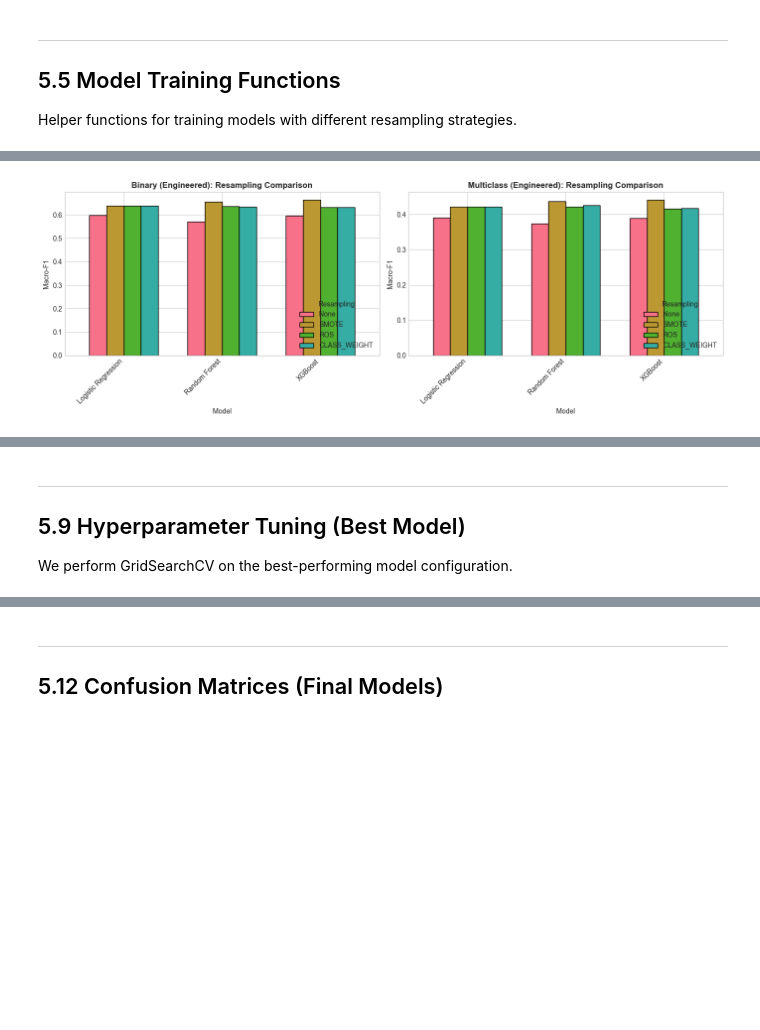
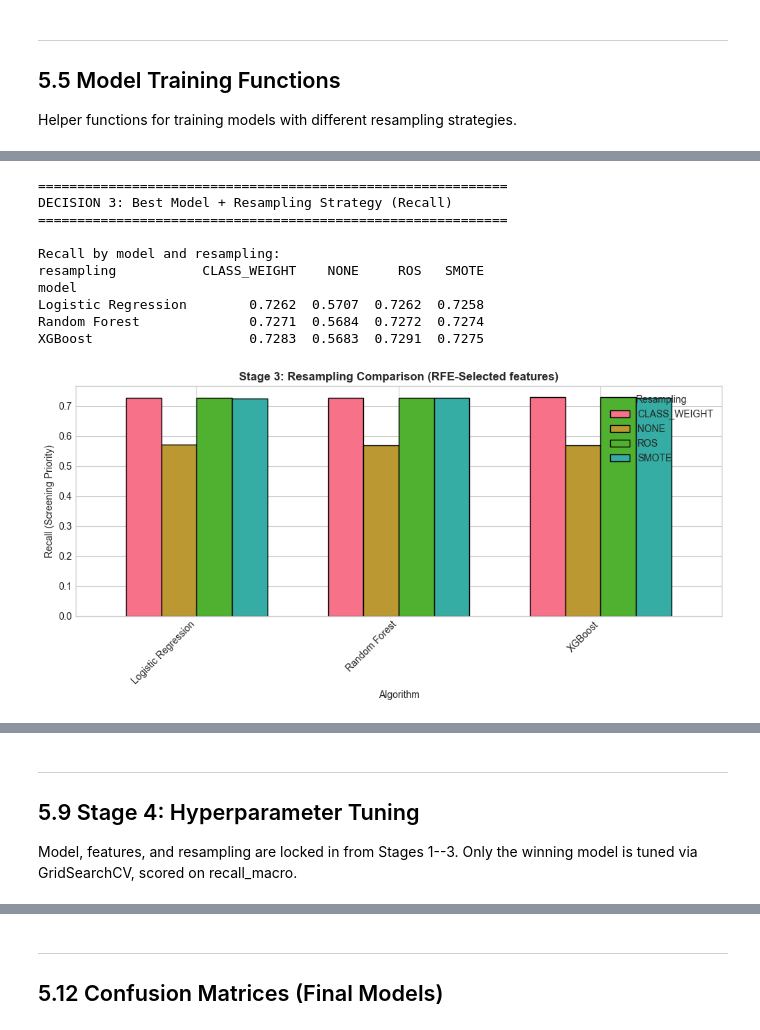
Before and after one commit to APM2025/APM_u5745002_CW_FAIDM, a Jupyter notebook: 4_classification_v2.ipynb, the cells around one changed output, grey strips where cells are left out. Drawn from its saved outputs; the diff is of its cells as text; code cells hidden in the pictures; blank space fills up the shorter version.

```diff
--- a/4_classification_v2.ipynb
+++ b/4_classification_v2.ipynb
@@ -103,9 +104,14 @@ Engineered dataset shape: (253680, 14)
 Engineered features: ['lifestyle_risk_score', 'limited_access_to_care', 'age_group', 'income_bracket', 'education_bracket', 'bmi_category', 'cardio_metabolic_risk', 'GenHlth', 'MentHlth', 'PhysHlth',  ...
 # %%
 # Define feature columns
-RAW_FEATURE_COLS = [col for col in df_raw.columns if col != 'Diabetes_012']
+# Exclude features identified in Data Understanding as having reverse causality / survivorship bias:
+# - Stroke, HeartDiseaseorAttack: downstream consequences of diabetes (reverse causality)
+# - HvyAlcoholConsump: inverse association due to survivorship bias
+EXCLUDED_FEATURES = ['Stroke', 'HeartDiseaseorAttack', 'HvyAlcoholConsump']
+RAW_FEATURE_COLS = [col for col in df_raw.columns if col not in ['Diabetes_012'] + EXCLUDED_FEATURES]
 ENGINEERED_FEATURE_COLS = [col for col in df_engineered.columns if col != 'Diabetes_012']
 
+print(f"Excluded from raw features (reverse causality / survivorship bias): {EXCLUDED_FEATURES}")
 print(f"Raw features ({len(RAW_FEATURE_COLS)}): {RAW_FEATURE_COLS}")
 print(f"\nEngineered features ({len(ENGINEERED_FEATURE_COLS)}): {ENGINEERED_FEATURE_COLS}")
 # %% [output]
@@ -677,35 +833,47 @@ plt.show()
 # %%
-# Comparison: Resampling Methods
-fig, axes = plt.subplots(1, 2, figsize=(14, 5))
+# -- DECISION 3: Best Model + Resampling --
+print("=" * 60)
+print("DECISION 3: Best Model + Resampling Strategy (Recall)")
+print("=" * 60)
 
-# Binary - best track only (pick A or B based on overall performance)
-best_binary = results_df[results_df['track'] == 'A']  # Engineered features
-resample_pivot_bin = best_binary.pivot_table(
-    index='model', columns='resampling', values='macro_f1', aggfunc='first'
-).reindex(columns=['None', 'SMOTE', 'ROS', 'CLASS_WEIGHT'])
+# Pivot table
+pivot3 = stage3_df.pivot_table(index='model', columns='resampling', values='macro_recall')
+print("\nRecall by model and resampling:")
+print(pivot3.round(4).to_string())
 
-resample_pivot_bin.plot(kind='bar', ax=axes[0], width=0.7, edgecolor='black')
-axes[0].set_title('Binary (Engineered): Resampling Comparison', fontweight='bold')
-axes[0].set_ylabel('Macro-F1')
-axes[0].set_xlabel('Model')
-axes[0].legend(title='Resampling', loc='lower right')
-axes[0].set_xticklabels(axes[0].get_xticklabels(), rotation=45, ha='right')
+# Visualise
+fig, ax = plt.subplots(figsize=(10, 5))
+pivot3.plot(kind='bar', ax=ax, width=0.7, edgecolor='black')
+ax.set_title(f'Stage 3: Resampling Comparison ({CHOSEN_FEATURES_NAME} features)', fontweight='bold')
+ax.set_ylabel('Recall (Screening Priority)')
+ax.set_xlabel('Algorithm')
+ax.set_xticklabels(ax.get_xticklabels(), rotation=45, ha='right')
+ax.legend(title='Resampling')
+plt.tight_layout()
+plt.savefig(FIGURES_DIR / 'stage3_resampling_comparison.png', dpi=150, bbox_inches='tight')
+plt.show()
 
-# Multiclass - best track
-best_multi = results_df[results_df['track'] == 'C']  # Engineered features
-resample_pivot_multi = best_multi.pivot_table(
-    index='model', columns='resampling', values='macro_f1', aggfunc='first'
-).reindex(columns=['None', 'SMOTE', 'ROS', 'CLASS_WEIGHT'])
+# Find best combination
+best_row = stage3_df.loc[stage3_df['macro_recall'].idxmax()]
+CHOSEN_MODEL_NAME = best_row['model']
+CHOSEN_RESAMPLING = best_row['resampling'].lower()
 
-resample_pivot_multi.plot(kind='bar', ax=axes[1], width=0.7, edgecolor='black')
-axes[1].set_title('Multiclass (Engineered): Resampling Comparison', fontweight='bold')
-axes[1].set_ylabel('Macro-F1')
-axes[1].set_xlabel('Model')
-axes[1].legend(title='Resampling', loc='lower right')
-axes[1].set_xticklabels(axes[1].get_xticklabels(), rotation=45, ha='right')
+print(f"\nDECISION: {CHOSEN_MODEL_NAME} + {best_row['resampling']} resampling")
+print(f"  Recall = {best_row['macro_recall']:.4f}, F1 = {best_row['macro_f1']:.4f}, ROC-AUC = {best_row['roc_auc']:.4f}")
+print(f"\nLocked in for hyperparameter tuning in Stage 4.")
 
-plt.tight_layout()
-plt.savefig(FIGURES_DIR / 'resampling_comparison.png', dpi=150, bbox_inches='tight')
-plt.show()
+# Also show full table sorted by recall
+print(f"\nFull results sorted by recall:")
+print(stage3_df[['model', 'resampling', 'macro_recall', 'macro_f1', 'roc_auc']].sort_values('macro_recall', ascending=False).to_string(index=False))
 # %% [output]
+============================================================
+DECISION 3: Best Model + Resampling Strategy (Recall)
+============================================================
+
+Recall by model and resampling:
+resampling           CLASS_WEIGHT    NONE     ROS   SMOTE
+model
+Logistic Regression        0.7262  0.5707  0.7262  0.7258
+Random Forest              0.7271  0.5684  0.7272  0.7274
+XGBoost                    0.7283  0.5683  0.7291  0.7275
-[figure, old version]
+[figure, new version]
@@ -712,6 +899,6 @@ plt.show()
 # %% [markdown]
 ---
-## 5.9 Hyperparameter Tuning (Best Model)
+## 5.9 Stage 4: Hyperparameter Tuning
 
-We perform GridSearchCV on the best-performing model configuration.
+Model, features, and resampling are locked in from Stages 1--3. Only the winning model is tuned via GridSearchCV, scored on recall_macro.
 # %%
```
Also changed, not shown: parts of 55 cells of this notebook, 3 other files.
